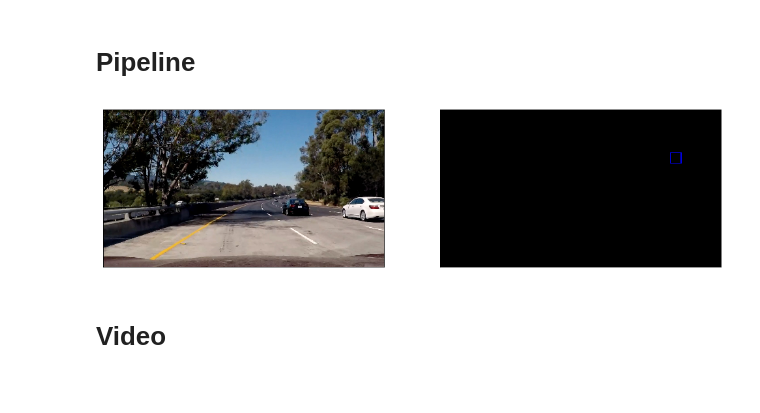
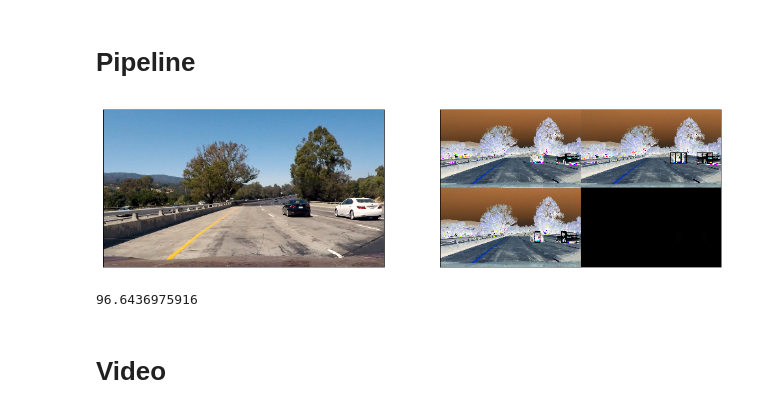
Before and after one commit to stefancyliax/CarND-Vehicle-Detection, a Jupyter notebook: P5_Vehicle_Detection.ipynb, the cells around one changed output. Cells and saved outputs as stored; diff of their text form; code cells hidden in the pictures.

```diff
--- a/P5_Vehicle_Detection.ipynb
+++ b/P5_Vehicle_Detection.ipynb
@@ -200,6 +277,7 @@ def extract_features(file, color_space='RGB', spatial_size=(32, 32),
     else:
         feature_image = np.copy(image)
 
+    #print(image.mean(), feature_image.mean())
     # extract spatial features
     if spatial_feat == True:
         spatial_features = bin_spatial(feature_image, size=spatial_size)
@@ -229,7 +307,7 @@ def extract_features(file, color_space='RGB', spatial_size=(32, 32),
 
 ## Demo
 sample = cars[4]
-color_space = 'YCrCb'  # Can be RGB, HSV, LUV, HLS, YUV, YCrCb
+color_space = 'YUV'  # Can be RGB, HSV, LUV, HLS, YUV, YCrCb
 orient = 9  # HOG orientations
 pix_per_cell = 8  # HOG pixels per cell
 cell_per_block = 2  # HOG cells per block
@@ -246,5 +324,6 @@ features = extract_features(sample, color_space=color_space, spatial_size=spatia
                                 hist_feat=hist_feat, hog_feat=hog_feat)
 
 print(features.shape)
+print_histogram(features, bins='auto')
 # %% [output]
 (6156,)
@@ -268,7 +348,7 @@ def extract_features_from_dataset(files, color_space='RGB', spatial_size=(32, 32
     return features
 
 
-color_space = 'YCrCb'  # Can be RGB, HSV, LUV, HLS, YUV, YCrCb
+color_space = 'YUV'  # Can be RGB, HSV, LUV, HLS, YUV, YCrCb
 orient = 9  # HOG orientations
 pix_per_cell = 8  # HOG pixels per cell
 cell_per_block = 2  # HOG cells per block
@@ -321,7 +401,7 @@ def fit_SVM(car_features, notcar_features, kernel='linear', C=1.0):
     svc.fit(X_train, y_train)
     t2 = time.time()
 
-    time_fit = round(t2 - t, 2)
+    time_fit = round(t2 - t, 5)
     accuracy = round(svc.score(X_test, y_test), 4)
 
 
@@ -330,7 +410,7 @@ def fit_SVM(car_features, notcar_features, kernel='linear', C=1.0):
     t = time.time()
     prediction = svc.predict(X_test)
     t2 = time.time()
-    time_prediction = round((t2 - t)/len_test*100, 9)
+    time_prediction = round((t2 - t)/len_test*100, 6)
 
     return svc, X_scaler, accuracy, time_fit, time_prediction
 
@@ -338,16 +418,8 @@ def fit_SVM(car_features, notcar_features, kernel='linear', C=1.0):
 kernel = 'linear'
 C = 1.0
 
-if os.path.exists('classifier.pkl'):
-    svc = joblib.load('classifier.pkl')
-    X_scaler = joblib.load('scaler.pkl')
-    print('Previous classifier loaded!')
-else:
-    svc, X_scaler, accuracy, time_fit, time_prediction = fit_SVM(car_features, notcar_features, kernel=kernel, C=C)
-    joblib.dump(svc, 'classifier.pkl')
-    joblib.dump(X_scaler, 'scaler.pkl')
-    print('Classifier saved to disk!')
+svc, X_scaler, accuracy, time_fit, time_prediction = fit_SVM(car_features, notcar_features, kernel=kernel, C=C)
 
-    print('Accuracy:',accuracy)
-    print('Time to fit:', time_fit,'seconds. Time to predict 100 samples: ',time_prediction,'seconds.')
+print('Accuracy:',accuracy)
+print('Time to fit:', time_fit,'seconds. Time to predict 100 samples: ',time_prediction,'seconds.')
 # %% [output]
@@ -493,6 +614,6 @@ def apply_threshold(heatmap, threshold):
     # Return thresholded map
     return heatmap
 
-heatmap = apply_threshold(heatmap,2)
+heatmap = apply_threshold(heatmap,1)
 print_example_images(result, heatmap)
 # %% [output]
@@ -536,36 +657,38 @@ print_example_images(labels[0], draw_img)
 # %%
 def pipeline_vehicle_detection(img, debug=False):
 
     img = img.astype(np.float32)/255
 
     bbimg, bbox_list = find_cars(img, ystart, ystop, scale, svc, X_scaler, orient, pix_per_cell, cell_per_block, spatial_size, hist_bins)
 
     heatmap = np.zeros_like(img[:,:,0]).astype(np.float)
     heatmap = add_heat(heatmap,bbox_list)
-    heatmap = apply_threshold(heatmap,2)
+    heatmap = apply_threshold(heatmap,1)
     labels = label(heatmap)
 
 
     result = draw_labeled_bboxes(np.copy(img), labels)
 
 
     if debug == True:
         result = np.vstack((img, result)) # put input image and resulting image on top of each other
         bbimg
         heatmap = np.clip(heatmap, 0, 255)
 
         heatmap = np.dstack((heatmap, heatmap, heatmap))
         debug_out = np.vstack((bbimg, heatmap)) # put threshold and debug output on top of each other
 
         result = np.hstack((result, debug_out)) # combine all four images into one
 
-    return result
+    return result*255
 
-img = load_image('./test_images/test5.jpg')
+img = load_image2('./test_images/test1.jpg')
 result = pipeline_vehicle_detection(img, debug=True)
 print_example_images(img, result)
+print(result.mean())
 # %% [output]
-[figure, old version]
+[figure, new version]
+96.6436975916
 # %% [markdown]
 # Video
 # %%
```
Also changed, not shown: parts of 19 cells of this notebook, 1 other file.
